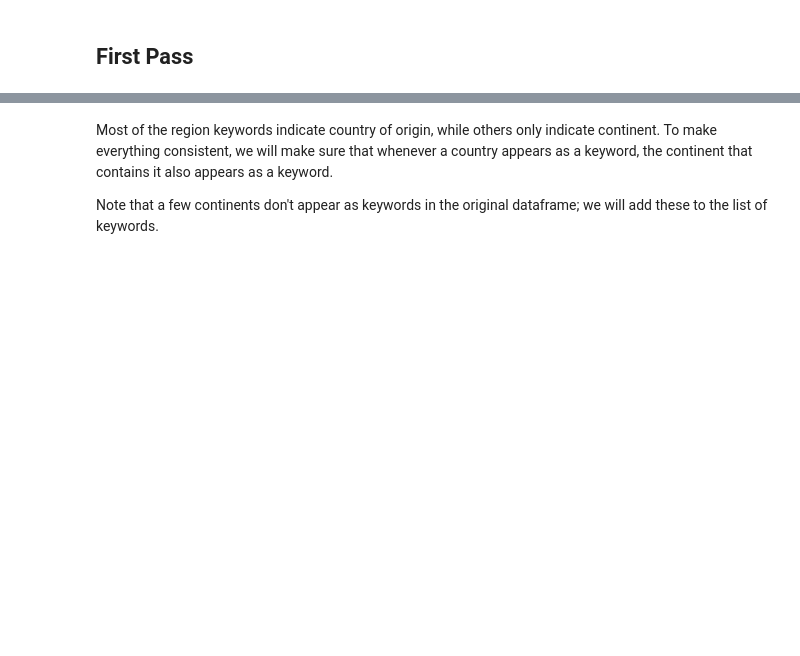
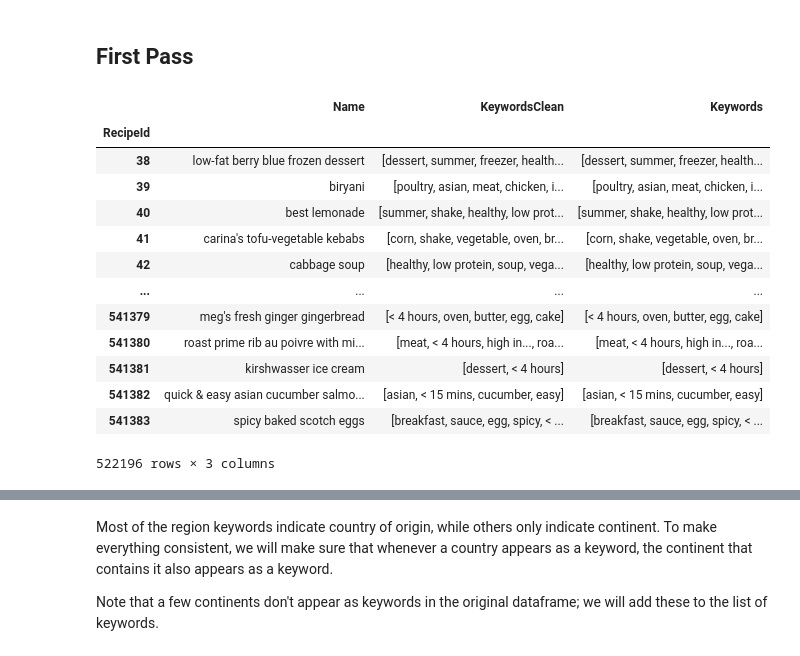
Before and after one commit to nhajouji/foodrecs, a Jupyter notebook: Data Cleaning Notebooks/Regions.ipynb, the cells around one changed output, grey strips where cells are left out. Saved outputs shown, nothing was run; the diff lists cells and outputs as text; code cells hidden in the pictures; blank space fills up the shorter version.

```diff
--- a/Data Cleaning Notebooks/Regions.ipynb
+++ b/Data Cleaning Notebooks/Regions.ipynb
@@ -9,3 +7,23 @@ keyword_df = pd.read_pickle('../data/keywords.pk')
+# %%
+keyword_df = pd.read_parquet('../data/clean_columns/keywords_clean.parquet')
+keyword_df['Name'] = keyword_df['Name'].str.lower()
+keyword_df['Keywords'] = keyword_df['KeywordsClean']
+keyword_df
+# %% [output]
+|  | Name | KeywordsClean | Keywords |
+| RecipeId |  |  |  |
+| 38 | low-fat berry blue frozen dessert | [dessert, summer, freezer, health... | [dessert, summer, freezer, health... |
+| 39 | biryani | [poultry, asian, meat, chicken, i... | [poultry, asian, meat, chicken, i... |
+| 40 | best lemonade | [summer, shake, healthy, low prot... | [summer, shake, healthy, low prot... |
+| 41 | carina's tofu-vegetable kebabs | [corn, shake, vegetable, oven, br... | [corn, shake, vegetable, oven, br... |
+| 42 | cabbage soup | [healthy, low protein, soup, vega... | [healthy, low protein, soup, vega... |
+| ... | ... | ... | ... |
+| 541379 | meg's fresh ginger gingerbread | [< 4 hours, oven, butter, egg, cake] | [< 4 hours, oven, butter, egg, cake] |
+| 541380 | roast prime rib au poivre with mi... | [meat, < 4 hours, high in..., roa... | [meat, < 4 hours, high in..., roa... |
+| 541381 | kirshwasser ice cream | [dessert, < 4 hours] | [dessert, < 4 hours] |
+| 541382 | quick & easy asian cucumber salmo... | [asian, < 15 mins, cucumber, easy] | [asian, < 15 mins, cucumber, easy] |
+| 541383 | spicy baked scotch eggs | [breakfast, sauce, egg, spicy, < ... | [breakfast, sauce, egg, spicy, < ... |
+522196 rows × 3 columns
 # %%
 keyword_list_orig = []
 for kwl in keyword_df.Keywords:
```
Also changed, not shown: parts of 7 cells of this notebook, 3 other files.
